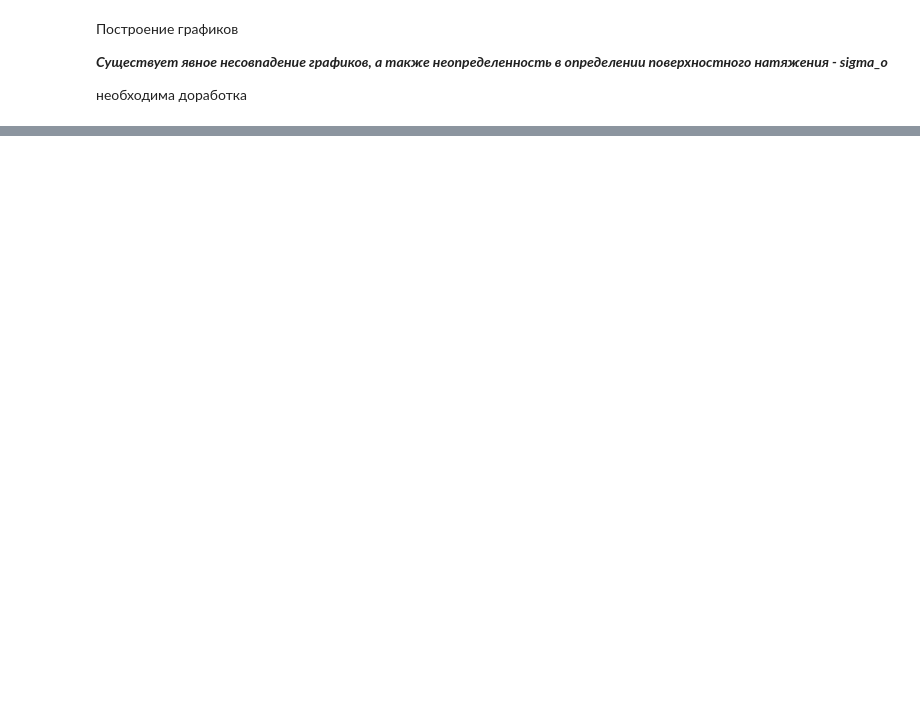
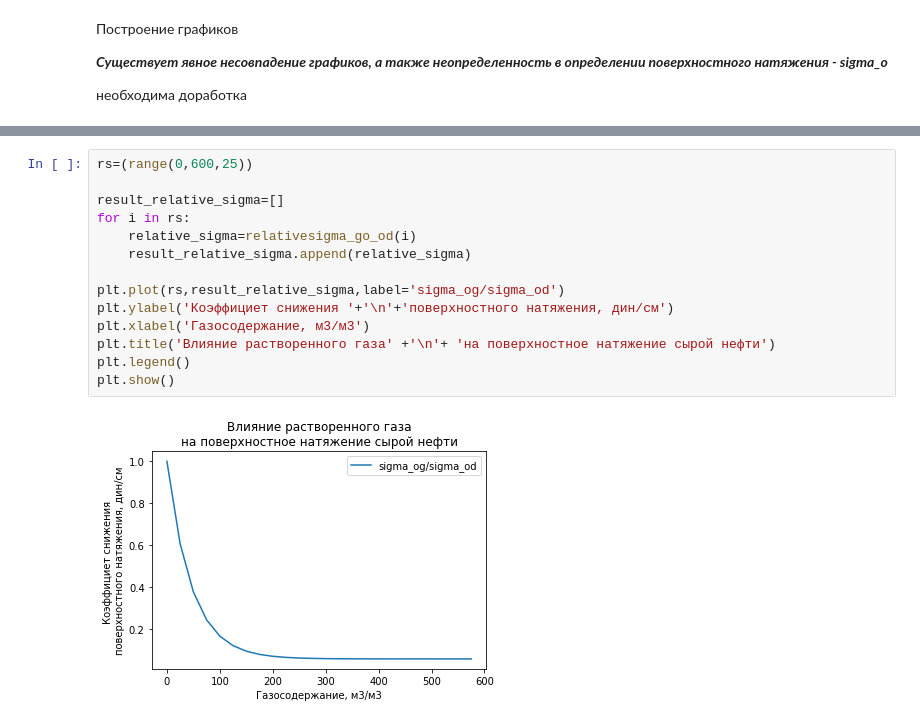
Before and after one commit to unifloc/unifloc_py, a Jupyter notebook: uSep/compare_vba_py.ipynb, the cells around one changed output, grey strips where cells are left out. Saved outputs shown, nothing was run; the diff lists cells and outputs as text; blank space fills up the shorter version.

```diff
--- a/uSep/compare_vba_py.ipynb
+++ b/uSep/compare_vba_py.ipynb
@@ -107,0 +182,16 @@ plt.show()
+# %%
+rs=(range(0,600,25))
+
+result_relative_sigma=[]
+for i in rs:
+    relative_sigma=relativesigma_go_od(i)
+    result_relative_sigma.append(relative_sigma)
+
+plt.plot(rs,result_relative_sigma,label='sigma_og/sigma_od')
+plt.ylabel('Коэффициет снижения '+'\n'+'поверхностного натяжения, дин/см')
+plt.xlabel('Газосодержание, м3/м3')
+plt.title('Влияние растворенного газа' +'\n'+ 'на поверхностное натяжение сырой нефти')
+plt.legend()
+plt.show()
+# %% [output]
+[figure, added]
```
Also changed, not shown: parts of 7 cells of this notebook.
